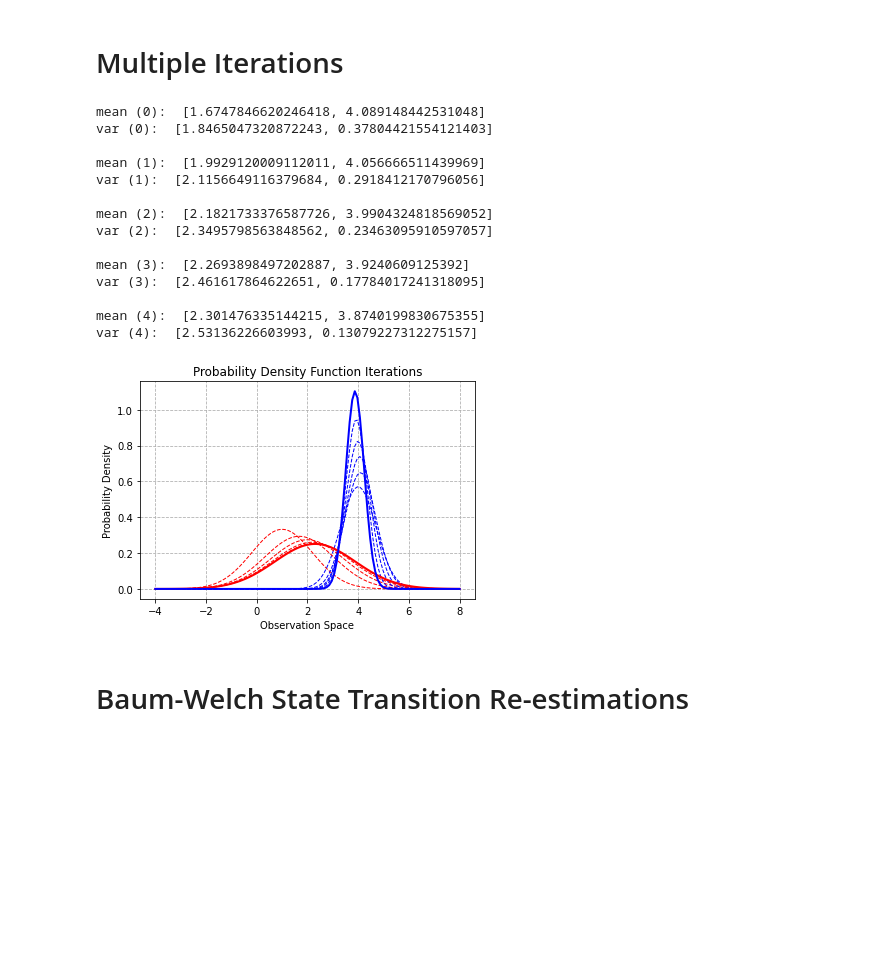
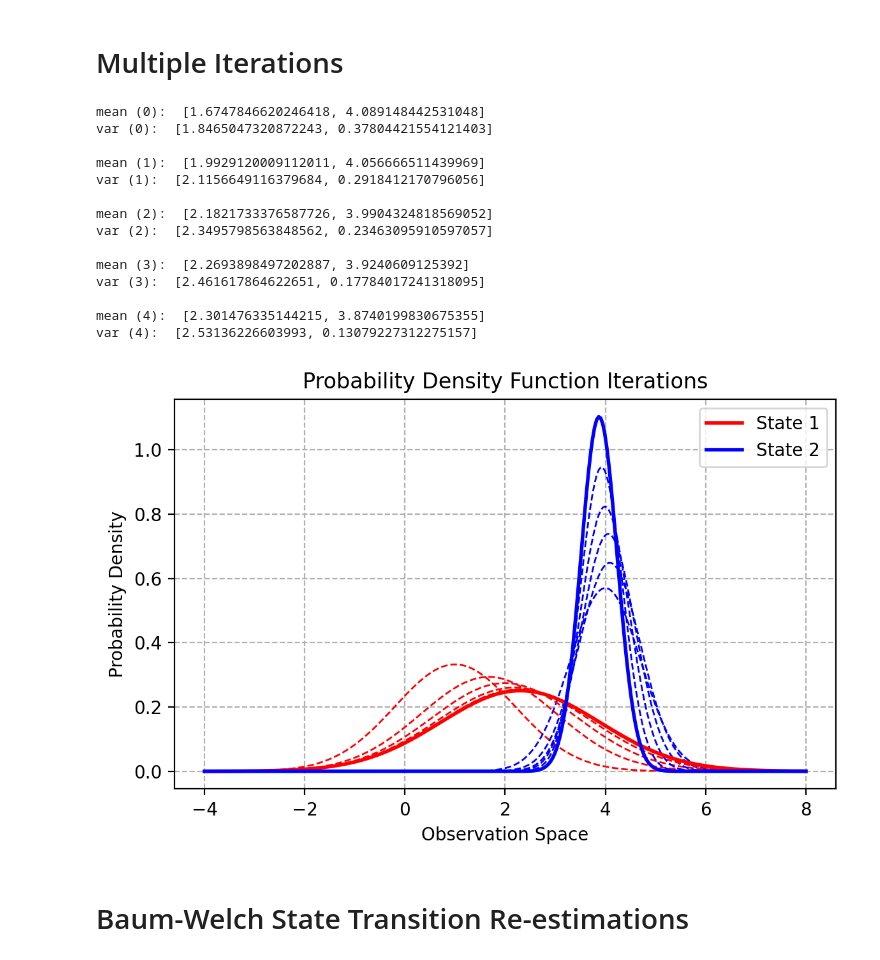
Before and after one commit to Sarsoo/markov-models, a Jupyter notebook: markov.ipynb, the cells around one changed output. Saved outputs shown, nothing was run; the diff lists cells and outputs as text; code cells hidden in the pictures; blank space fills up the shorter version.

```diff
--- a/markov.ipynb
+++ b/markov.ipynb
@@ -1,7 +1,9 @@
 # %%
 #IMPORTS AND COMMON VARIABLES
+import matplotlib
+import matplotlib.cm as cm
 import matplotlib.pyplot as plt
-from matplotlib import cm
+from matplotlib.pyplot import savefig
 import numpy as np
 from math import sqrt
 
@@ -10,7 +12,10 @@ from maths import gaussian
 from markov import MarkovModel
 from markovlog import LogMarkovModel
 
-x = np.linspace(-4, 8, 120) # x values for figures
+fig_dpi = 200
+fig_export = False
+
+x = np.linspace(-4, 8, 300) # x values for figures
 x_label = "Observation Space"
 y_label = "Probability Density"
 # %% [markdown]
@@ -192,7 +342,9 @@ plt.show()
 # %% [markdown]
 # Compare PDFs (7)
 # %%
-model = MarkovModel(states=[state1, state2], observations=observations, state_transitions=state_transition).populate()
+model = MarkovModel(states=[state1, state2],
+                    observations=observations,
+                    state_transitions=state_transition).populate()
 
 new_mean = model.reestimated_mean()
 new_var = model.reestimated_variance()
@@ -221,5 +373,10 @@ plt.xlabel(x_label)
 plt.ylabel(y_label)
 plt.grid(linestyle="--")
 
+fig = matplotlib.pyplot.gcf()
+fig.set_dpi(fig_dpi)
+fig.set_tight_layout(True)
+if fig_export:
+    savefig("report/res/re-est-pdfs.png")
 plt.show()
 # %% [output]
@@ -235,8 +392,12 @@ var = [state1.variance, state2.variance]
 plt.plot(x, [gaussian(i, mean[0], sqrt(var[0])) for i in x], '--', c='r', linewidth=1.0)
 plt.plot(x, [gaussian(i, mean[1], sqrt(var[1])) for i in x], '--', c='b', linewidth=1.0)
 
+label1=None
+label2=None
+
 for i in range(iterations):
-    model = MarkovModel(states=[State(mean[0], var[0], state1.entry, state1.exit), State(mean[1], var[1], state2.entry, state2.exit)],
+    model = MarkovModel(states=[State(mean[0], var[0], state1.entry, state1.exit),
+                                State(mean[1], var[1], state2.entry, state2.exit)],
                         observations=observations,
                         state_transitions=state_transition)
     model.populate()
@@ -253,36 +414,44 @@ for i in range(iterations):
 
     style = '--'
     linewidth = 1.0
     if i == iterations - 1:
         style = '-'
         linewidth = 2.0
+        label1='State 1'
+        label2='State 2'
 
-    plt.plot(x, state_1_y, style, c='r', linewidth=linewidth)
-    plt.plot(x, state_2_y, style, c='b', linewidth=linewidth)
+    plt.plot(x, state_1_y, style, c='r', label=label1, linewidth=linewidth)
+    plt.plot(x, state_2_y, style, c='b', label=label2, linewidth=linewidth)
 
 plt.title("Probability Density Function Iterations")
 
 plt.xlabel(x_label)
 plt.ylabel(y_label)
 plt.grid(linestyle="--")
+plt.legend()
 
+fig = matplotlib.pyplot.gcf()
+fig.set_dpi(fig_dpi)
+fig.set_tight_layout(True)
+if fig_export or True:
+    savefig("report/res/iterated-pdfs.png")
 plt.show()
 # %% [output]
 mean (0):  [1.6747846620246418, 4.089148442531048]
 var (0):  [1.8465047320872243, 0.37804421554121403]
 
 mean (1):  [1.9929120009112011, 4.056666511439969]
 var (1):  [2.1156649116379684, 0.2918412170796056]
 
 mean (2):  [2.1821733376587726, 3.9904324818569052]
 var (2):  [2.3495798563848562, 0.23463095910597057]
 
 mean (3):  [2.2693898497202887, 3.9240609125392]
 var (3):  [2.461617864622651, 0.17784017241318095]
 
 mean (4):  [2.301476335144215, 3.8740199830675355]
 var (4):  [2.53136226603993, 0.13079227312275157]
-[figure, old version]
+[figure, new version]
 # %% [markdown]
 # Baum-Welch State Transition Re-estimations
 # %%
```
Also changed, not shown: parts of 15 cells of this notebook, 14 other files.
